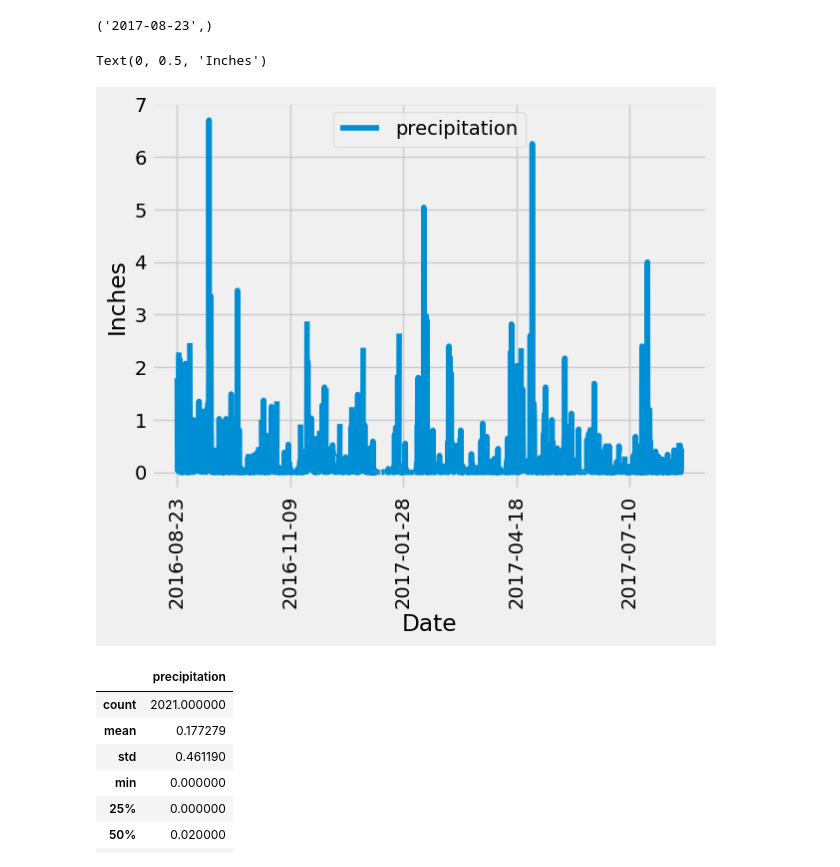
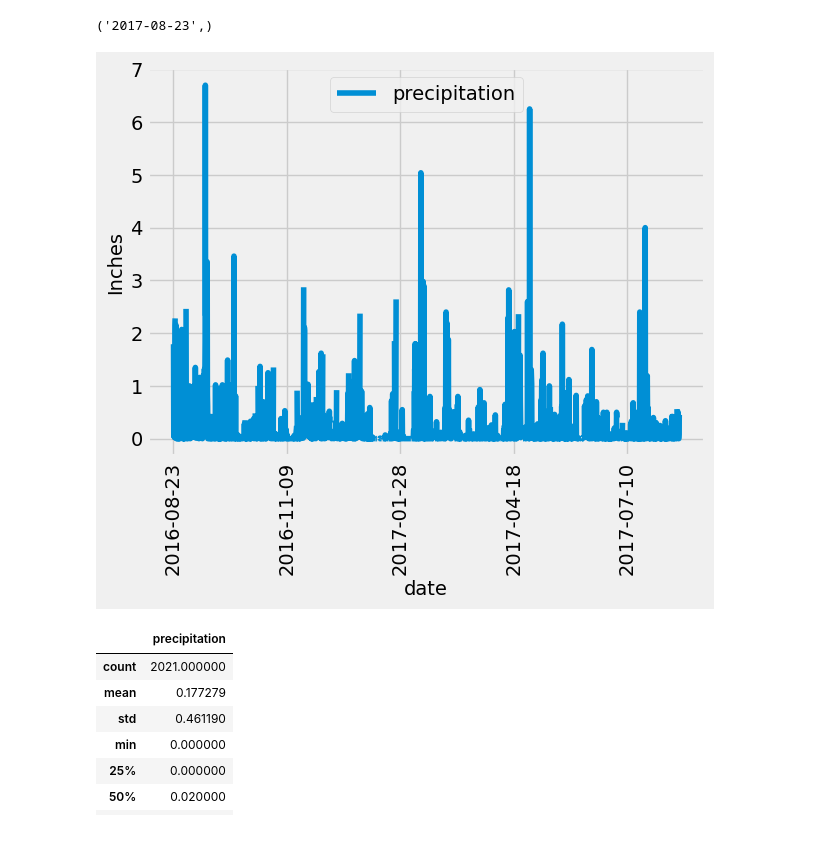
Before and after one commit to AdalbertPayan/sqlalchemy-challenge, a Jupyter notebook: SurfsUp/climate_starter.ipynb, the cells around one changed output. Saved outputs shown, nothing was run; the diff lists cells and outputs as text; code cells hidden in the pictures; blank space fills up the shorter version.

```diff
--- a/SurfsUp/climate_starter.ipynb
+++ b/SurfsUp/climate_starter.ipynb
@@ -19,6 +18,6 @@ from sqlalchemy import create_engine
 # %%
 # create engine to hawaii.sqlite
-engine = create_engine(f"sqlite:///Resources/hawaii.sqlite")
+engine = create_engine("sqlite:///Resources/hawaii.sqlite")
 # %%
 # reflect an existing database into a new model
 Base = automap_base()
@@ -34,8 +39,11 @@ OperationalError: (sqlite3.OperationalError) unable to open database file
 ['measurement', 'station']
 # %%
 # Save references to each table
+Measurement = Base.classes.measurement
+Station = Base.classes.station
 # %%
 # Create our session (link) from Python to the DB
+session = Session(engine)
 # %% [markdown]
 # Exploratory Precipitation Analysis
 # %%
@@ -45,22 +54,27 @@ OperationalError: (sqlite3.OperationalError) unable to open database file
 # %%
 # Design a query to retrieve the last 12 months of precipitation data and plot the results.
 # Starting from the most recent data point in the database.
 
 # Calculate the date one year from the last date in data set.
+# went over this in class 08/16
+year_ago = dt.date(2017, 8, 23) - dt.timedelta(days=365)
+year_ago
+# Perform a query to retrieve the data and precipitation scores
+year_long_measurements = session.query(Measurement.date, Measurement.prcp).\
+    filter(Measurement.date >= year_ago).all()
 
-
-# Perform a query to retrieve the data and precipitation scores
-
-
+year_long_measurements
 # Save the query results as a Pandas DataFrame. Explicitly set the column names
-
+df = pd.DataFrame(year_long_measurements, columns = ["date", "precipitation"])
 
 # Sort the dataframe by date
-
+df.sort_values(by = "date", ascending=True, inplace=True)
+df
 
 # Use Pandas Plotting with Matplotlib to plot the data
+df.plot(x = "date", y = "precipitation", rot = 90).set_ylabel("Inches")
+plt.show()
 # %% [output]
-Text(0, 0.5, 'Inches')
-[figure, old version]
+[figure, new version]
 # %%
 # Use Pandas to calculate the summary statistics for the precipitation data
```
Also changed, not shown: parts of 10 cells of this notebook, 4 other files.
